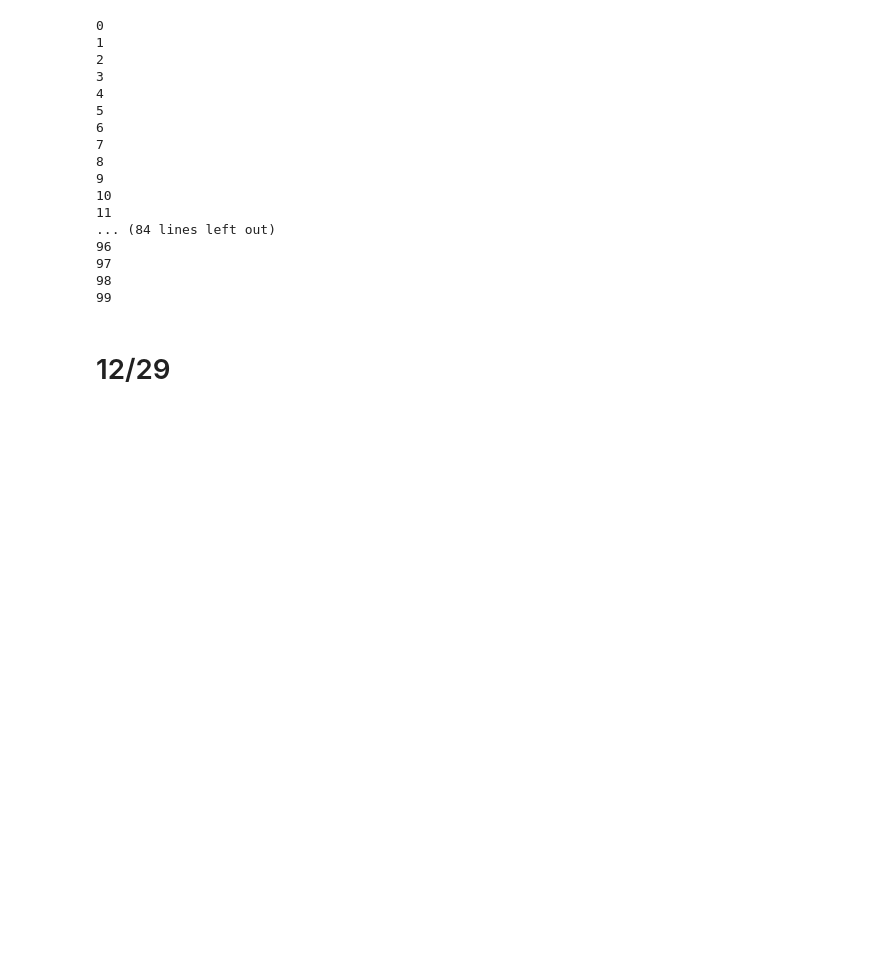
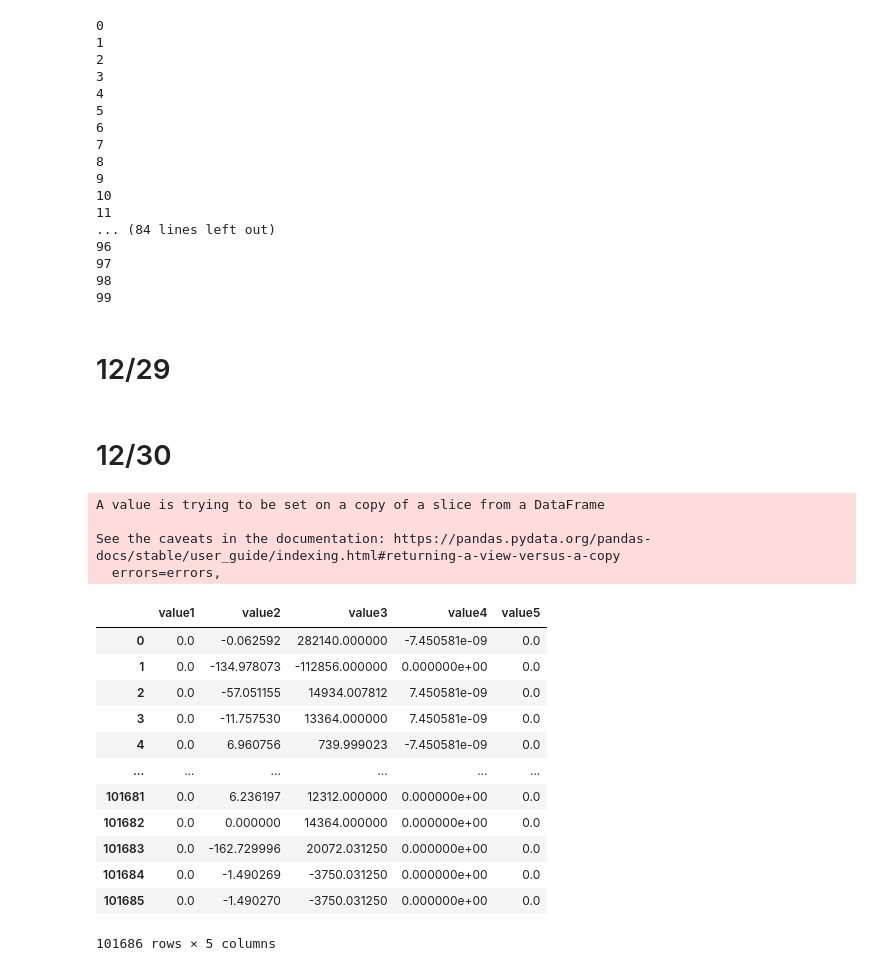
Before and after one commit to cxh1996108/DailyScripts, a Jupyter notebook: exchange_pairs.ipynb, the cells around one changed output. Cells and saved outputs as stored; diff of their text form; code cells hidden in the pictures; blank space fills up the shorter version.

```diff
--- a/exchange_pairs.ipynb
+++ b/exchange_pairs.ipynb
@@ -570,3 +570,40 @@ df_result = Simulation(10, 0.1, df_matched, df_unmatched)
 t2 = time.time()
 print("Simulation time: ", t2-t1)
 df_result
+# %% [markdown]
+# 12/30
+# %%
+df_sample = pd.read_stata('sample.dta')
+df_matched = df_sample[df_sample["match"] == 1]
+df_unmatched = df_sample[df_sample["match"] == 0]
+
+df_matched.drop(["match"], axis = 1, inplace = True)
+df_unmatched.drop(["match"], axis = 1, inplace = True)
+df_matched = df_matched[df_matched["USPS_ZIP_PREF_STATE"] == "NY"]
+df_matched = df_matched[df_matched["yearapproved"] == 2021].iloc[:,: 7]
+
+df_unmatched = df_unmatched[df_unmatched["USPS_ZIP_PREF_STATE"] == "NY"]
+df_unmatched = df_unmatched[df_unmatched["yearapproved"] == 2021].iloc[:,: 7]
+
+df_exchange_pairs = Exchange_pairs(df_matched, df_unmatched)
+# %% [output]
+A value is trying to be set on a copy of a slice from a DataFrame
+
+See the caveats in the documentation: https://pandas.pydata.org/pandas-docs/stable/user_guide/indexing.html#returning-a-view-versus-a-copy
+  errors=errors,
+# %%
+df_exchange_pairs
+# %% [output]
+|  | value1 | value2 | value3 | value4 | value5 |
+| 0 | 0.0 | -0.062592 | 282140.000000 | -7.450581e-09 | 0.0 |
+| 1 | 0.0 | -134.978073 | -112856.000000 | 0.000000e+00 | 0.0 |
+| 2 | 0.0 | -57.051155 | 14934.007812 | 7.450581e-09 | 0.0 |
+| 3 | 0.0 | -11.757530 | 13364.000000 | 7.450581e-09 | 0.0 |
+| 4 | 0.0 | 6.960756 | 739.999023 | -7.450581e-09 | 0.0 |
+| ... | ... | ... | ... | ... | ... |
+| 101681 | 0.0 | 6.236197 | 12312.000000 | 0.000000e+00 | 0.0 |
+| 101682 | 0.0 | 0.000000 | 14364.000000 | 0.000000e+00 | 0.0 |
+| 101683 | 0.0 | -162.729996 | 20072.031250 | 0.000000e+00 | 0.0 |
+| 101684 | 0.0 | -1.490269 | -3750.031250 | 0.000000e+00 | 0.0 |
+| 101685 | 0.0 | -1.490270 | -3750.031250 | 0.000000e+00 | 0.0 |
+101686 rows × 5 columns
```
Also changed, not shown: parts of 4 cells of this notebook.
